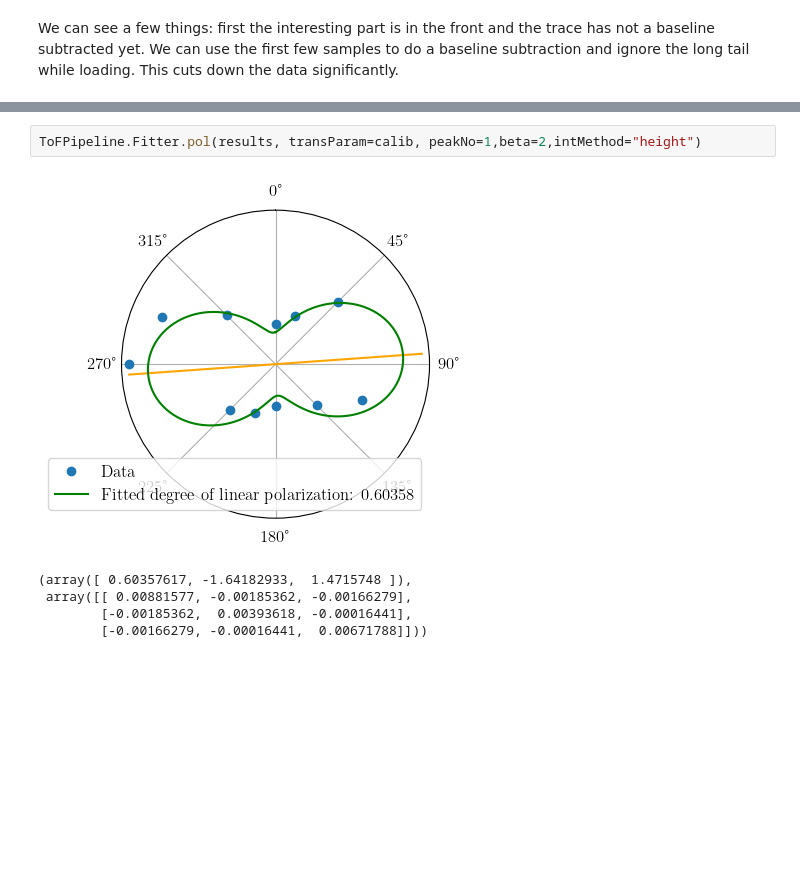
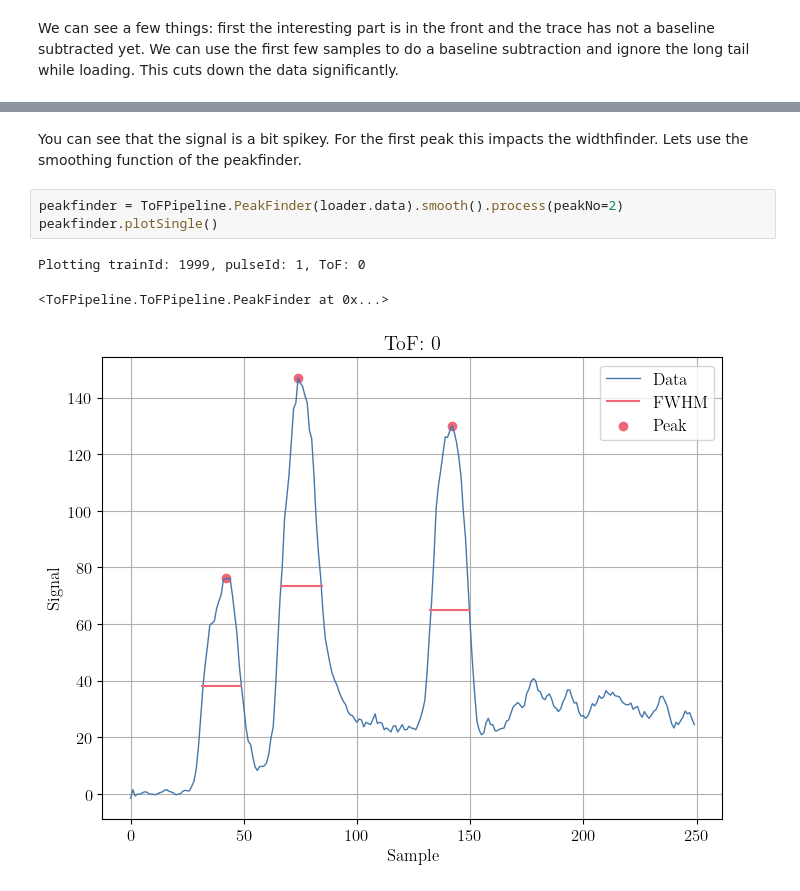
Before and after one commit to XAC-CFEL/PolScope, a Jupyter notebook: HowTo.ipynb, the cells around one changed output, grey strips where cells are left out. Drawn from its saved outputs; the diff is of its cells as text; blank space fills up the shorter version.

```diff
--- a/HowTo.ipynb
+++ b/HowTo.ipynb
@@ -632,8 +252,9 @@ plotter.plot(transParam=calib,sampleMin=280, sampleMax=450, interpolate=False)
-# %%
-ToFPipeline.Fitter.pol(results, transParam=calib, peakNo=1,beta=2,intMethod="height")
-# %% [output]
-[figure, removed]
-(array([ 0.60357617, -1.64182933,  1.4715748 ]),
- array([[ 0.00881577, -0.00185362, -0.00166279],
-        [-0.00185362,  0.00393618, -0.00016441],
-        [-0.00166279, -0.00016441,  0.00671788]]))
+# %% [markdown]
+You can see that the signal is a bit spikey. For the first peak this impacts the widthfinder. Lets use the smoothing function of the peakfinder.
+# %%
+peakfinder = ToFPipeline.PeakFinder(loader.data).smooth().process(peakNo=2)
+peakfinder.plotSingle()
+# %% [output]
+Plotting trainId: 1999, pulseId: 1, ToF: 0
+<ToFPipeline.ToFPipeline.PeakFinder at 0x...>
+[figure, added]
```
Also changed, not shown: parts of 28 cells of this notebook, 1 other file.
